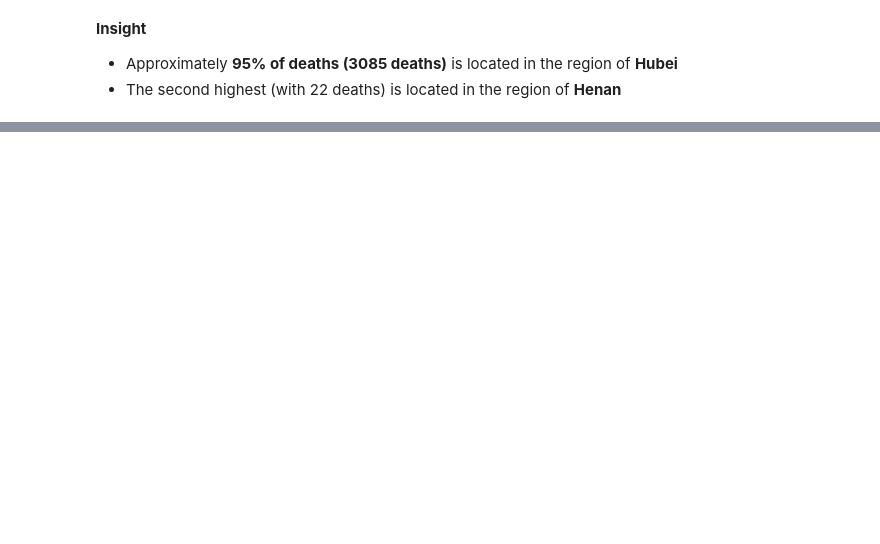
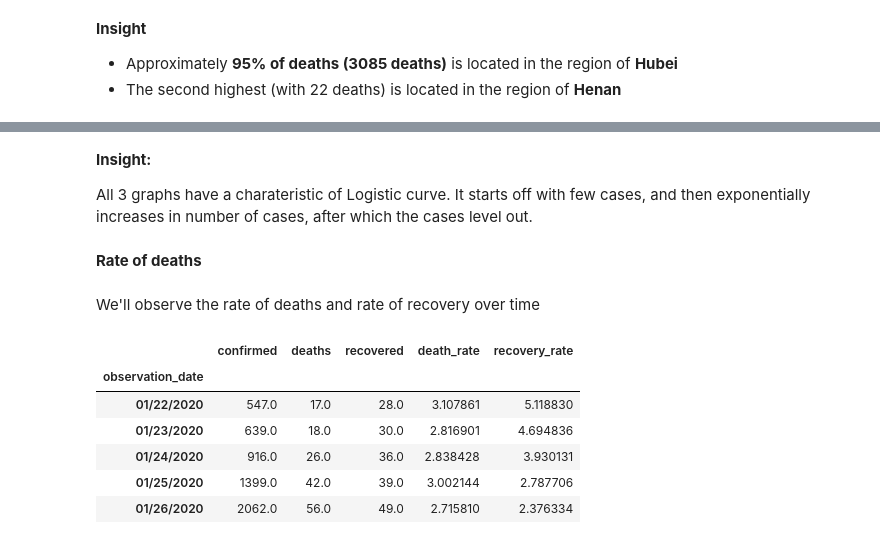
Before and after one commit to IcedLemonTea0/EDA-COVID-19-in-China, a Jupyter notebook: EDA COVID-19 Analysis in China.ipynb, the cells around one changed output, grey strips where cells are left out. Cells and saved outputs as stored; diff of their text form; code cells hidden in the pictures; blank space fills up the shorter version.

```diff
--- a/EDA COVID-19 Analysis in China.ipynb
+++ b/EDA COVID-19 Analysis in China.ipynb
@@ -112,0 +138,3 @@ fig.show()
+# %%
+observe_date = df.groupby(by='observation_date').sum()[['confirmed','deaths','recovered']]
+observe_date.head()
@@ -112,0 +191,37 @@ fig.show()
+# %% [markdown]
+**Insight:**
+
+All 3 graphs have a charateristic of Logistic curve. It starts off with few cases, and then exponentially increases in number of cases, after which the cases level out.
+# %% [markdown]
+**Rate of deaths**
+# %% [markdown]
+We'll observe the rate of deaths and rate of recovery over time
+# %%
+def create_death_rate(df):
+    death_rate = []
+    for row in range(len(df)):
+        deaths = df.iloc[row]['deaths']
+        confirmed = df.iloc[row]['confirmed']
+        death_rate.append(deaths/confirmed *100)
+    return death_rate
+
+def create_recovery_rate(df):
+    recovery_rate = []
+    for row in range(len(df)):
+        recovered = df.iloc[row]['recovered']
+        confirmed = df.iloc[row]['confirmed']
+        recovery_rate.append(recovered/confirmed *100)
+    return recovery_rate
+
+observe_date['death_rate'] = create_death_rate(observe_date)
+observe_date['recovery_rate'] = create_recovery_rate(observe_date)
+
+observe_date.head()
+# %% [output]
+|  | confirmed | deaths | recovered | death_rate | recovery_rate |
+| observation_date |  |  |  |  |  |
+| 01/22/2020 | 547.0 | 17.0 | 28.0 | 3.107861 | 5.118830 |
+| 01/23/2020 | 639.0 | 18.0 | 30.0 | 2.816901 | 4.694836 |
+| 01/24/2020 | 916.0 | 26.0 | 36.0 | 2.838428 | 3.930131 |
+| 01/25/2020 | 1399.0 | 42.0 | 39.0 | 3.002144 | 2.787706 |
+| 01/26/2020 | 2062.0 | 56.0 | 49.0 | 2.715810 | 2.376334 |
```
Also changed, not shown: parts of 16 cells of this notebook.
